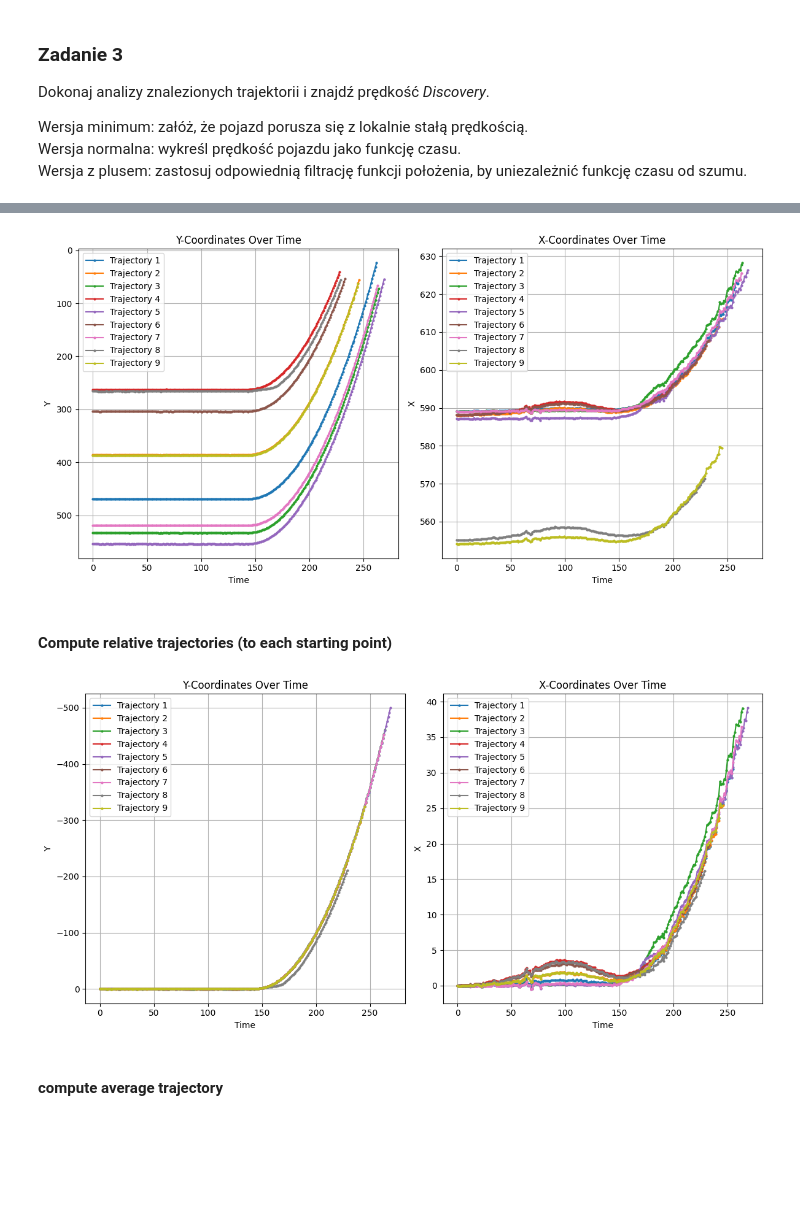
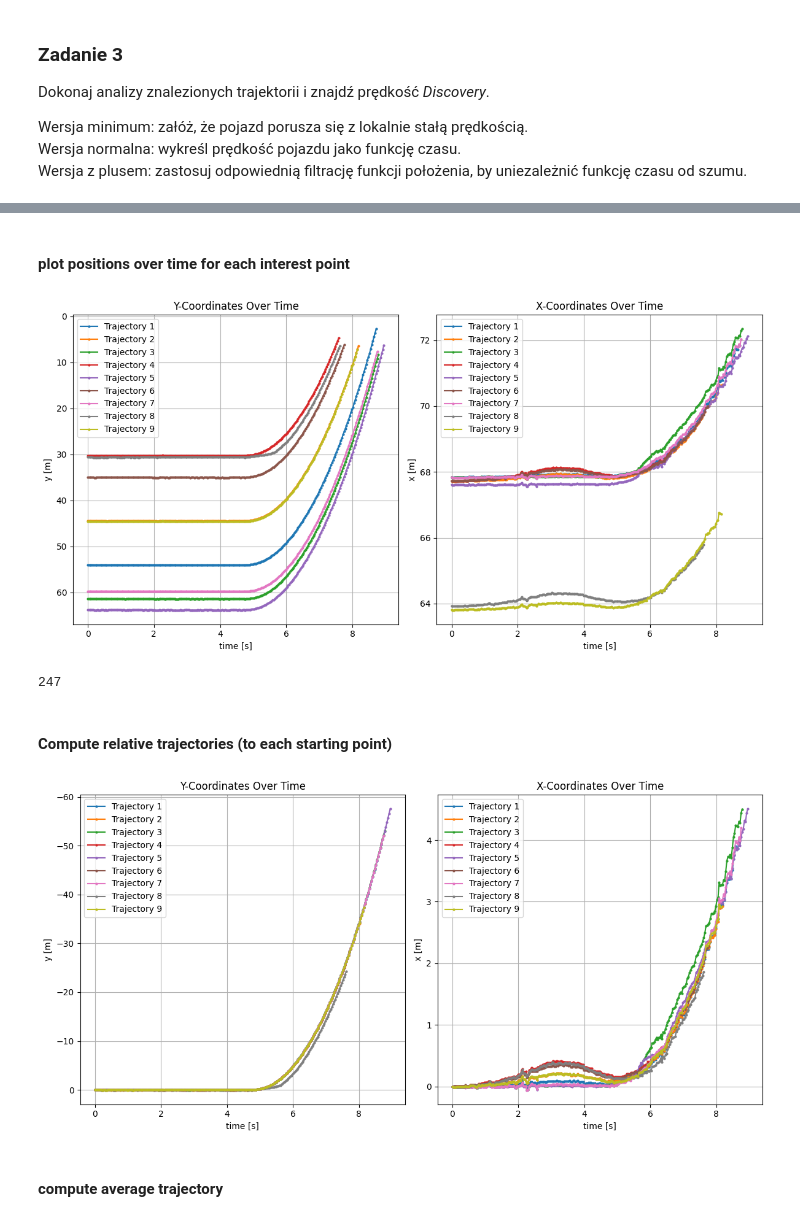
Before and after one commit to piotrdurniat/image-and-video-analysis-and-processing, a Jupyter notebook: lab8/Lab8.2_zadanie.ipynb, the cells around one changed output, grey strips where cells are left out. Saved outputs shown, nothing was run; the diff lists cells and outputs as text; code cells hidden in the pictures; blank space fills up the shorter version.

Commit message:
add convertions from pixels to meters and frames to seconds

```diff
--- a/lab8/Lab8.2_zadanie.ipynb
+++ b/lab8/Lab8.2_zadanie.ipynb
@@ -388,3 +388,26 @@ Dokonaj analizy znalezionych trajektorii i znajdź prędkość _Discovery_.
 Wersja minimum: załóż, że pojazd porusza się z lokalnie stałą prędkością.
 Wersja normalna: wykreśl prędkość pojazdu jako funkcję czasu.
 Wersja z plusem: zastosuj odpowiednią filtrację funkcji położenia, by uniezależnić funkcję czasu od szumu.
+# %%
+import math
+
+source = cv2.VideoCapture("dane/shuttle.mp4")
+status, frame = source.read()
+fps = source.get(cv2.CAP_PROP_FPS)
+source.release()
+
+pos1 = (550, 250)
+pos2 = (550, 580)
+
+shuttle_len_px = math.dist(pos1, pos2)
+
+frame = cv2.line(frame, pos1, pos2, (0, 0, 255), 2)
+plt.subplots(1, 1, figsize=(12, 12))[1].imshow(frame[..., ::-1])
+
+print(f"{shuttle_len_px=}")
+# length in meters of the discovery shuttle
+shuttle_len_meters = 38
+meter_per_px = shuttle_len_meters / shuttle_len_px
+
+print(f"{meter_per_px=}")
+print(f"{fps=}")
@@ -391 +419,3 @@ Wersja z plusem: zastosuj odpowiednią filtrację funkcji położenia, by unieza
+# %% [markdown]
+#### plot positions over time for each interest point
 # %%
@@ -433,9 +541,11 @@ def plot_trajectories_time(trajectories: list[list[tuple[np.float32, np.float32]
     plt.tight_layout()
     plt.show()
 # %%
-plot_trajectories_time(new_trajectories)
+plot_trajectories_time(new_trajectories, meter_per_px, fps)
+print(len(new_trajectories[1]))
 # %% [output]
-[figure, old version]
+[figure, new version]
+247
 # %% [markdown]
 #### Compute relative trajectories (to each starting point)
 # %%
@@ -470,9 +580,9 @@ def compute_relative_trajectories(
     return relative_trajectories
 # %%
 relative_trajectories = compute_relative_trajectories(new_trajectories)
-plot_trajectories_time(relative_trajectories)
+plot_trajectories_time(relative_trajectories, meter_per_px, fps)
 # %% [output]
-[figure, old version]
+[figure, new version]
 # %% [markdown]
 #### compute average trajectory
 # %%
```
Also changed, not shown: parts of 6 cells of this notebook.
